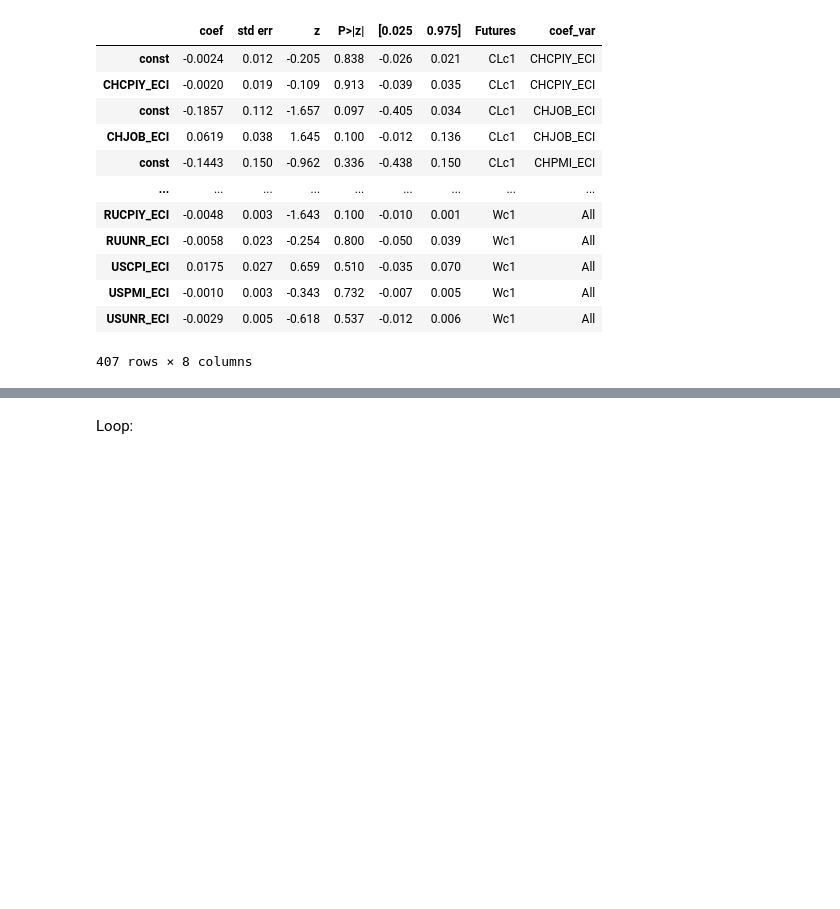
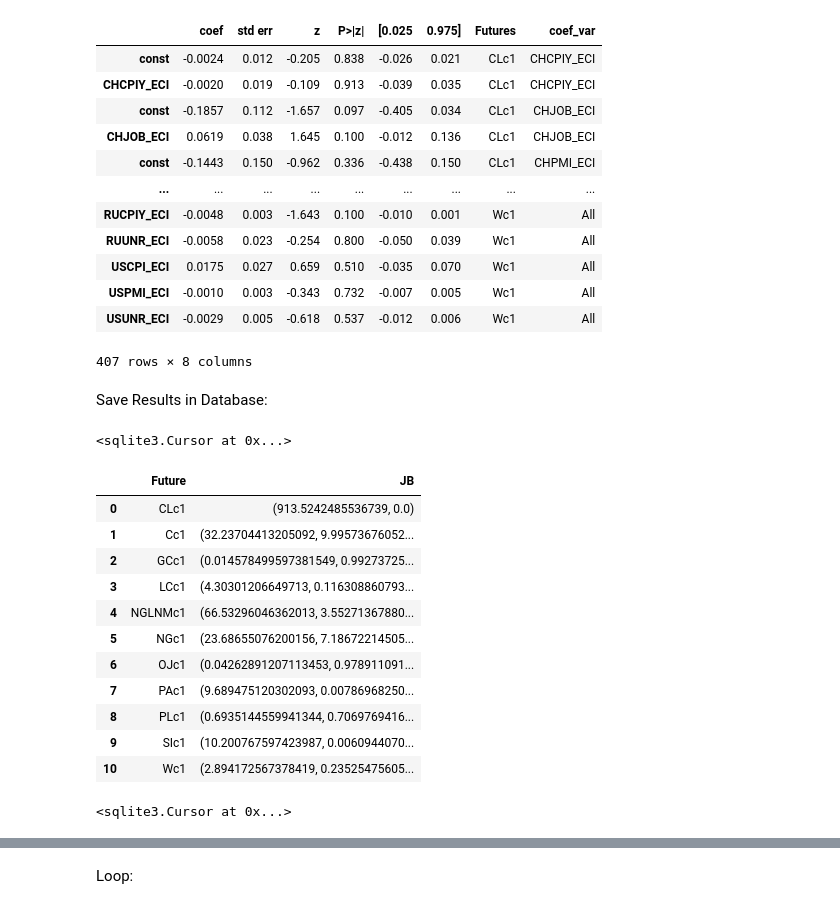
Before and after one commit to Liomat97/AQM, a Jupyter notebook: 3 Analysis.ipynb, the cells around one changed output, grey strips where cells are left out. Cells and saved outputs as stored; diff of their text form; code cells hidden in the pictures; blank space fills up the shorter version.

Commit message:
save results to sql

```diff
--- a/3 Analysis.ipynb
+++ b/3 Analysis.ipynb
@@ -567,3 +566,5 @@ Results_OLS
 | USPMI_ECI | -0.0010 | 0.003 | -0.343 | 0.732 | -0.007 | 0.005 | Wc1 | All |
 | USUNR_ECI | -0.0029 | 0.005 | -0.618 | 0.537 | -0.012 | 0.006 | Wc1 | All |
 407 rows × 8 columns
+# %% [markdown]
+Save Results in Database:
@@ -569,0 +582,39 @@ Results_OLS
+# %%
+conn = sqlite3.connect('SQL_DB.db')
+c = conn.cursor()
+c.execute('''DROP TABLE IF EXISTS ADF_TEST_FUTURES;''')
+c.execute('''DROP TABLE IF EXISTS ADF_TEST_MACRO;''')
+c.execute('''DROP TABLE IF EXISTS CORR_MATRIX_FUTURES;''')
+c.execute('''DROP TABLE IF EXISTS CORR_MATRIX_MACRO;''')
+c.execute('''DROP TABLE IF EXISTS JB_RESULTS_FUTURES;''')
+c.execute('''DROP TABLE IF EXISTS JB_RESULTS_MACRO;''')
+c.execute('''DROP TABLE IF EXISTS OLS_RESULTS_TOP;''')
+c.execute('''DROP TABLE IF EXISTS OLS_RESULTS_BOTTOM;''')
+c.execute('''DROP TABLE IF EXISTS OLS_RESULTS_BREUSCH_PAGAN;''')
+c.execute('''DROP TABLE IF EXISTS OLS_RESULTS_VIF;''')
+# %% [output]
+<sqlite3.Cursor at 0x...>
+# %%
+list_sql_future_jb = Results_futures_JB.reset_index()
+list_sql_future_jb# = list_sql_future_jb.values.tolist()
+#Results_futures_JB
+# %% [output]
+|  | Future | JB |
+| 0 | CLc1 | (913.5242485536739, 0.0) |
+| 1 | Cc1 | (32.23704413205092, 9.99573676052... |
+| 2 | GCc1 | (0.014578499597381549, 0.99273725... |
+| 3 | LCc1 | (4.30301206649713, 0.116308860793... |
+| 4 | NGLNMc1 | (66.53296046362013, 3.55271367880... |
+| 5 | NGc1 | (23.68655076200156, 7.18672214505... |
+| 6 | OJc1 | (0.04262891207113453, 0.978911091... |
+| 7 | PAc1 | (9.689475120302093, 0.00786968250... |
+| 8 | PLc1 | (0.6935144559941344, 0.7069769416... |
+| 9 | SIc1 | (10.200767597423987, 0.0060944070... |
+| 10 | Wc1 | (2.894172567378419, 0.23525475605... |
+# %%
+c.execute('''CREATE TABLE JB_RESULTS_FUTURES (
+    "Future" TEXT,
+	"JB" varchar(100)
+);''')
+# %% [output]
+<sqlite3.Cursor at 0x...>
```
Also changed, not shown: parts of 11 cells of this notebook, 2 other files.
